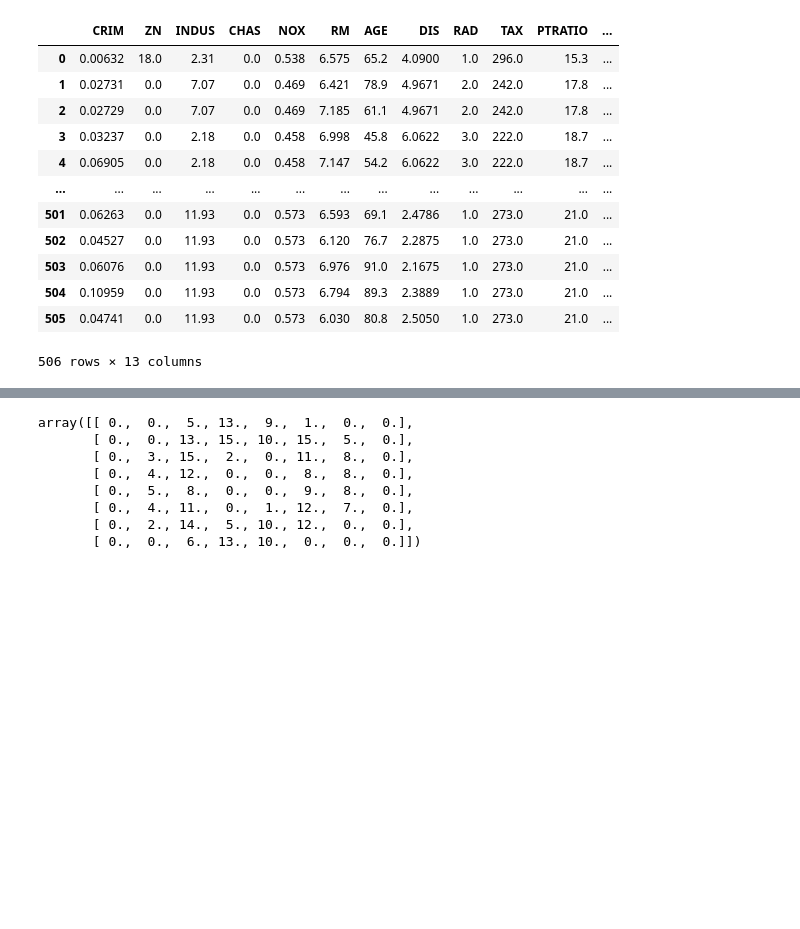
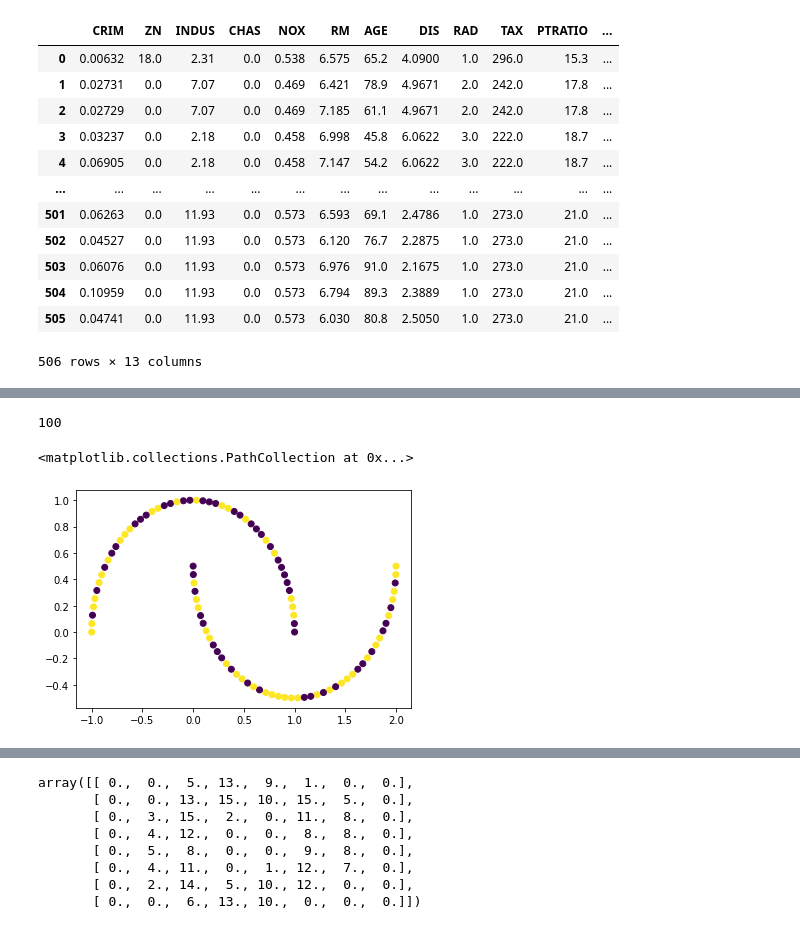
Before and after one commit to CristinaHermar/apuntes, a Jupyter notebook: 48. intro_sklearn.ipynb, the cells around one changed output, grey strips where cells are left out. Saved outputs shown, nothing was run; the diff lists cells and outputs as text; code cells hidden in the pictures; blank space fills up the shorter version.

```diff
--- a/48. intro_sklearn.ipynb
+++ b/48. intro_sklearn.ipynb
@@ -92,0 +158,4 @@ y = data[1]
+# %%
+len(a)
+# %% [output]
+100
@@ -92,0 +171,6 @@ y = data[1]
+# %%
+plt.figure(facecolor='w')
+plt.scatter(x, y, c=b) #c =b es para determinar dónde va el color
+# %% [output]
+<matplotlib.collections.PathCollection at 0x...>
+[figure, added]
```
Also changed, not shown: parts of 48 cells of this notebook, 2 other files.
